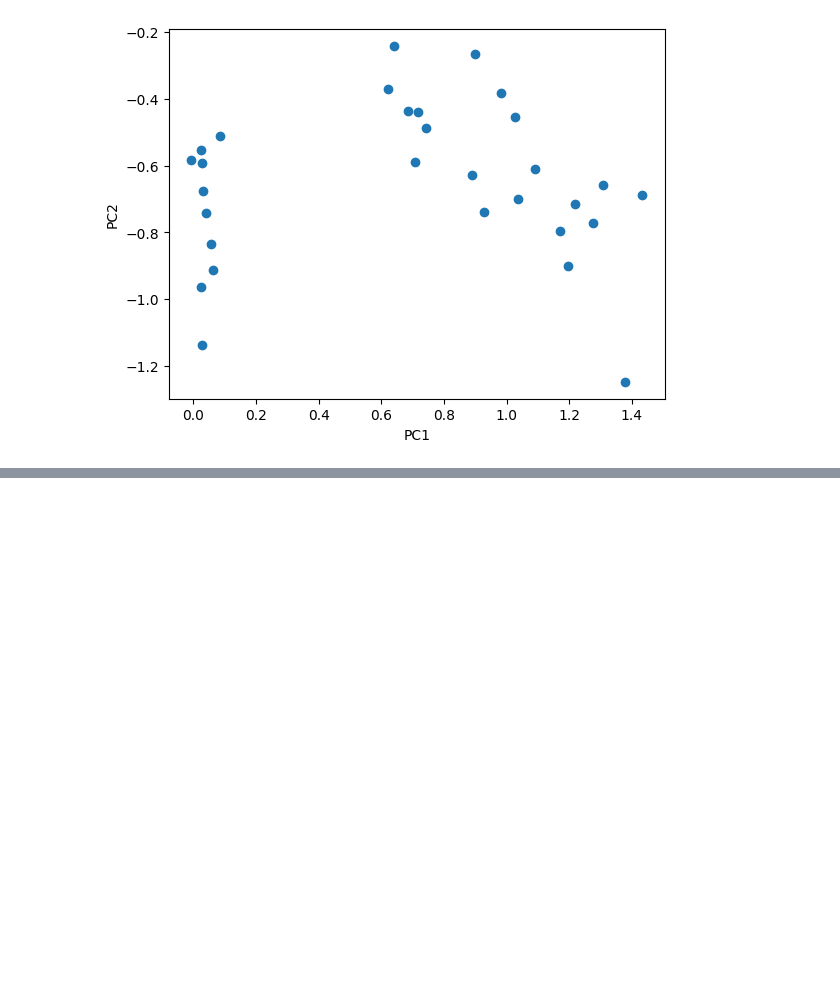
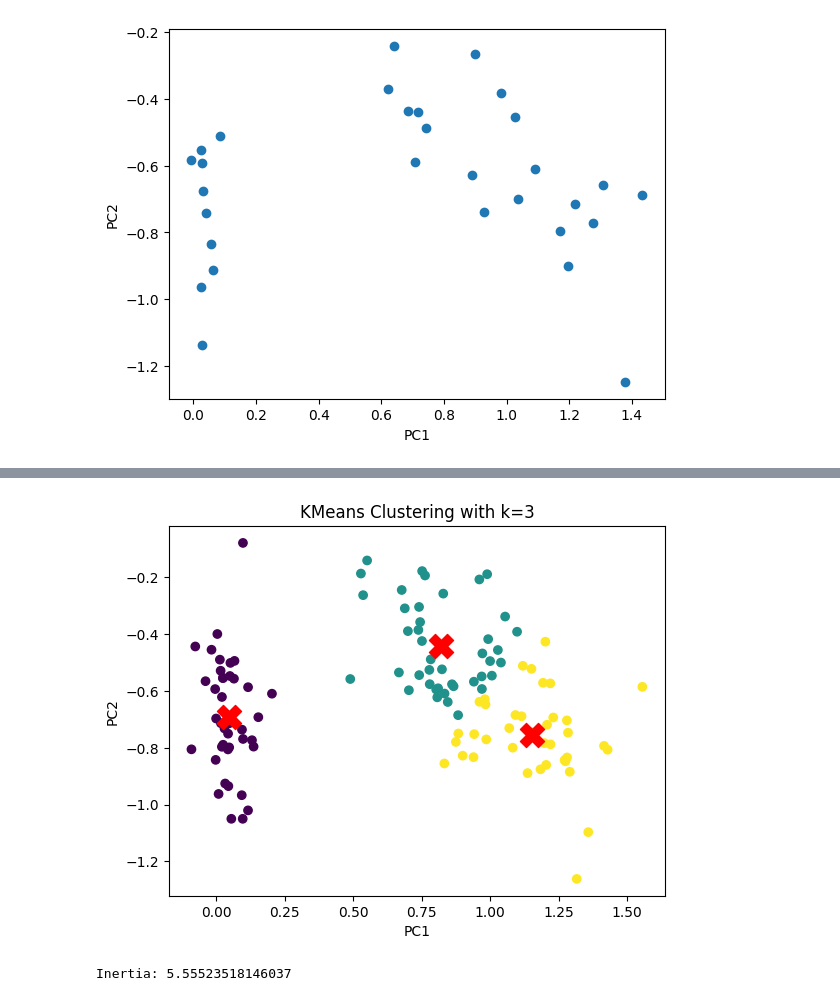
Before and after one commit to shofiannn/lks-kota-2024, a Jupyter notebook: lks_kota_2024.ipynb, the cells around one changed output, grey strips where cells are left out. Saved outputs shown, nothing was run; the diff lists cells and outputs as text; code cells hidden in the pictures; blank space fills up the shorter version.

```diff
--- a/lks_kota_2024.ipynb
+++ b/lks_kota_2024.ipynb
@@ -202,0 +241,23 @@ plt.show()
+# %%
+# Apply kmeans with k=3
+k = 3
+labels_train, centroids_train = kmeans(pca_train, k)
+
+# Visualize the clustering result
+plt.scatter(pca_train[:, 0], pca_train[:, 1], c=labels_train, cmap='viridis')
+plt.scatter(centroids_train[:, 0], centroids_train[:, 1], s=300, c='red', marker='X')
+plt.xlabel('PC1')
+plt.ylabel('PC2')
+plt.title('KMeans Clustering with k=3')
+plt.show()
+
+# Calculate inertia
+inertia = 0
+for i in range(k):
+    cluster_points = pca_train[labels_train == i]
+    inertia += np.sum((cluster_points - centroids_train[i]) ** 2)
+
+print(f'Inertia: {inertia}')
+# %% [output]
+[figure, added]
+Inertia: 5.55523518146037
```
Also changed, not shown: parts of 18 cells of this notebook.
